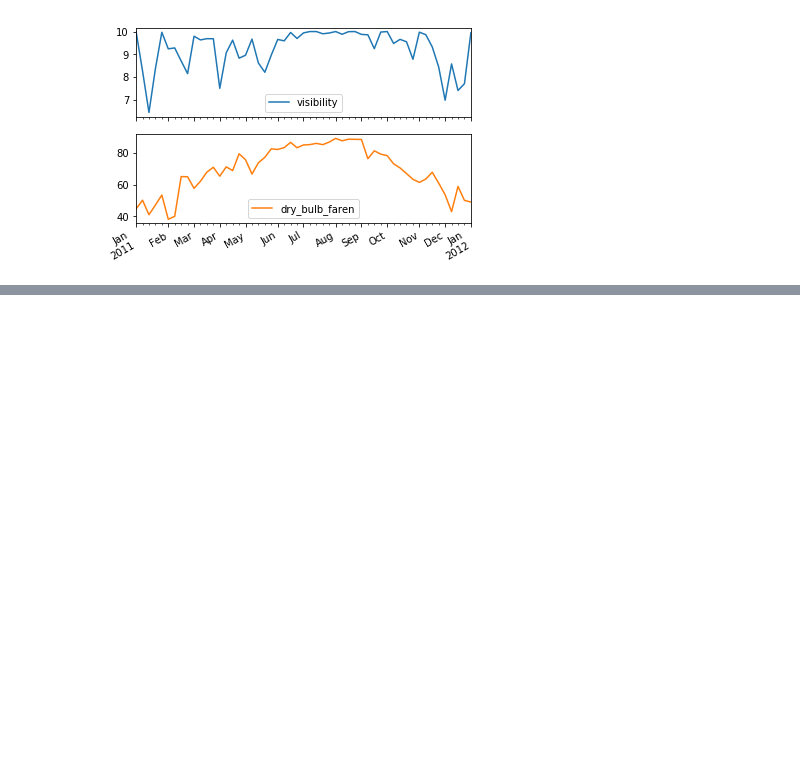
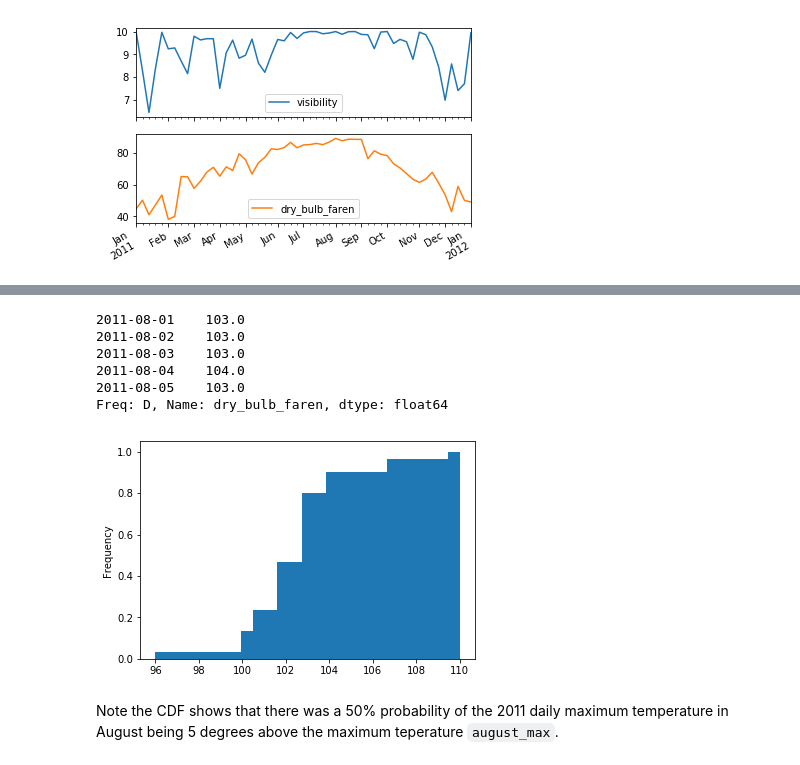
Before and after one commit to rodsveiga/Python-Intro_codes, a Jupyter notebook: sunlight_in_austin.ipynb, the cells around one changed output, grey strips where cells are left out. Saved outputs shown, nothing was run; the diff lists cells and outputs as text; code cells hidden in the pictures; blank space fills up the shorter version.

```diff
--- a/sunlight_in_austin.ipynb
+++ b/sunlight_in_austin.ipynb
@@ -404,0 +488,28 @@ plt.show()
+# %%
+august_max = 95.3
+
+# Resampling the August 2011 temperatures in `df` and aggregating
+# the maximum value.
+
+august_2011 = df.loc['2011-Aug', 'dry_bulb_faren'].resample('D').max()
+august_2011.head()
+# %% [output]
+2011-08-01    103.0
+2011-08-02    103.0
+2011-08-03    103.0
+2011-08-04    104.0
+2011-08-05    103.0
+Freq: D, Name: dry_bulb_faren, dtype: float64
+# %%
+# Filtering out days in `august_2011` where the value exceeded august_max.
+
+august_2011_high = august_2011[august_2011 > august_max]
+# %%
+# CDF plot.
+
+august_2011_high.plot(kind='hist', normed=True, cumulative=True, bins=25)
+plt.show()
+# %% [output]
+[figure, added]
+# %% [markdown]
+Note the CDF shows that there was a 50% probability of the 2011 daily maximum temperature in August being 5 degrees above the maximum teperature `august_max`.
```
Also changed, not shown: parts of 10 cells of this notebook.
